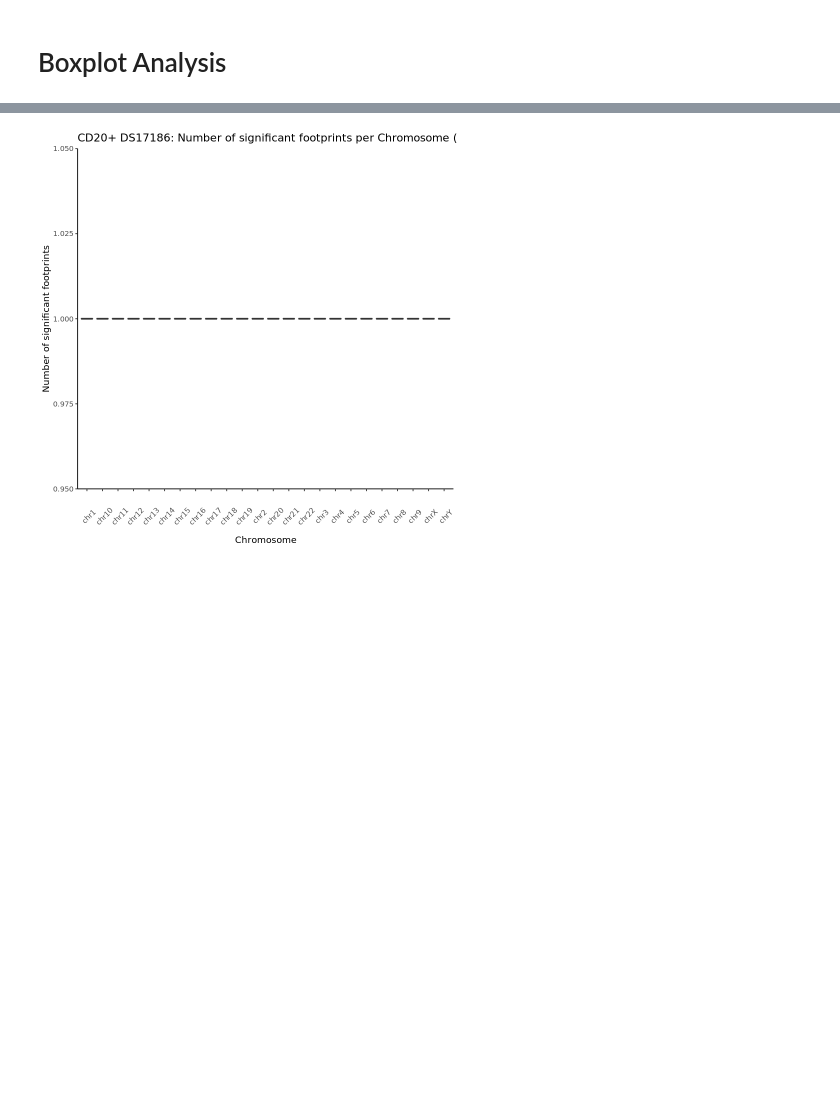
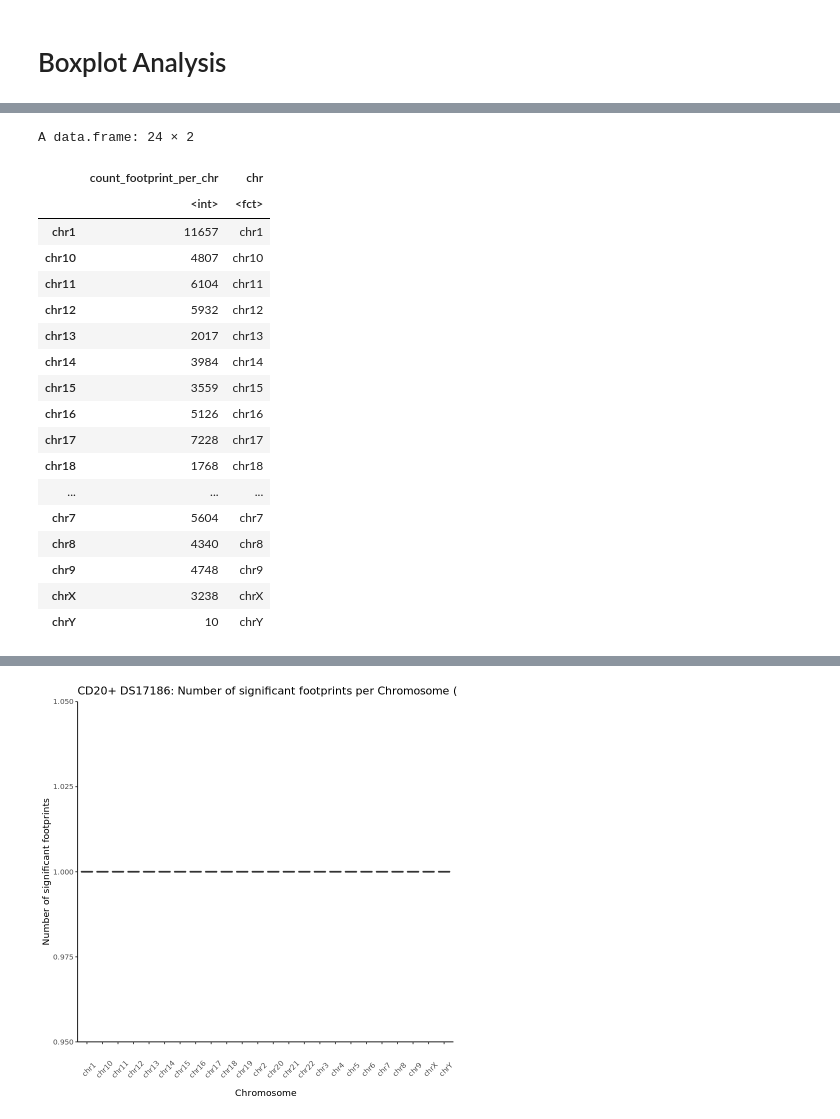
Before and after one commit to apblair/human-TF-footprinting, a Jupyter notebook: Notebooks/ConsensusTF-PermutationAnalysis.ipynb, the cells around one changed output, grey strips where cells are left out. Cells and saved outputs as stored; diff of their text form; code cells hidden in the pictures; blank space fills up the shorter version.

```diff
--- a/Notebooks/ConsensusTF-PermutationAnalysis.ipynb
+++ b/Notebooks/ConsensusTF-PermutationAnalysis.ipynb
@@ -253,0 +240,22 @@ avg_footprint_per_chr_df
+# %%
+count_footprint_per_chr_df
+# %% [output]
+A data.frame: 24 × 2
+|  | count_footprint_per_chr | chr |
+|  | <int> | <fct> |
+| chr1 | 11657 | chr1 |
+| chr10 | 4807 | chr10 |
+| chr11 | 6104 | chr11 |
+| chr12 | 5932 | chr12 |
+| chr13 | 2017 | chr13 |
+| chr14 | 3984 | chr14 |
+| chr15 | 3559 | chr15 |
+| chr16 | 5126 | chr16 |
+| chr17 | 7228 | chr17 |
+| chr18 | 1768 | chr18 |
+| ... | ... | ... |
+| chr7 | 5604 | chr7 |
+| chr8 | 4340 | chr8 |
+| chr9 | 4748 | chr9 |
+| chrX | 3238 | chrX |
+| chrY | 10 | chrY |
```
Also changed, not shown: parts of 8 cells of this notebook.
